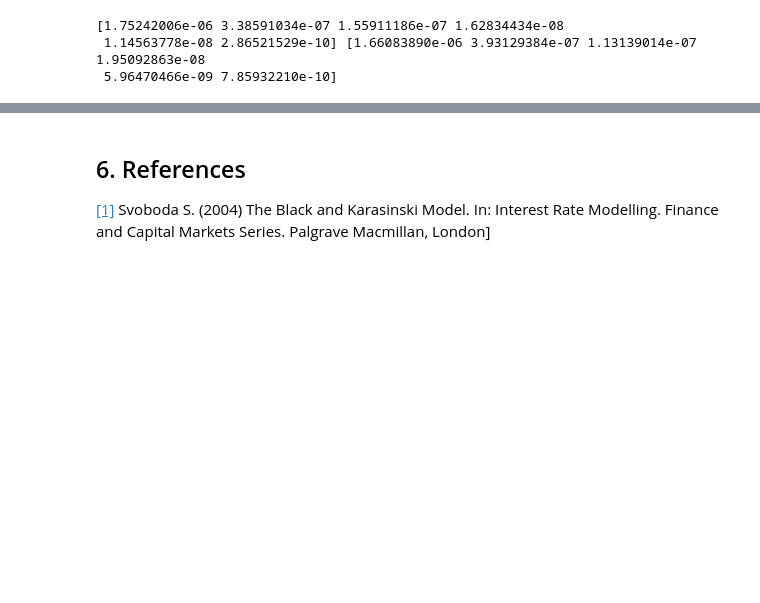
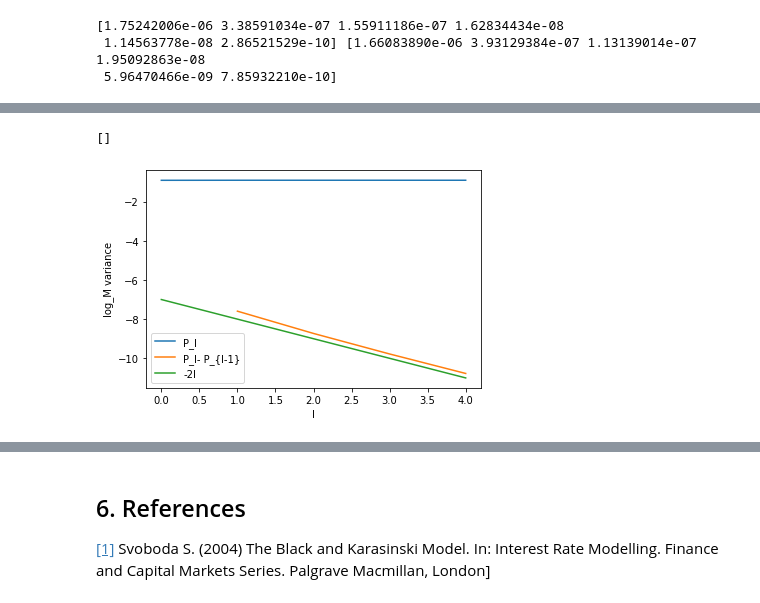
Before and after one commit to XueGong-git/Efficient-Approximation-of-Pricing-Functions, a Jupyter notebook: MLMC.ipynb, the cells around one changed output, grey strips where cells are left out. Saved outputs shown, nothing was run; the diff lists cells and outputs as text; code cells hidden in the pictures; blank space fills up the shorter version.

```diff
--- a/MLMC.ipynb
+++ b/MLMC.ipynb
@@ -375,7 +375,7 @@ seed(1)
 
 
 # initialize variables alpha, sigma, T
-s0=1
+
 mu=  0.05
 sigma = 0.005
 M = 2
@@ -387,6 +387,7 @@ L = 6 #max number of l on the plot
 Larray = np.arange(L)
 Esh = np.zeros(L+1)
 Vsh = np.zeros(L+1)
+Vl = np.zeros(L+1)
 Es = np.zeros(L+1)
 Vs = np.zeros(L+1)
 EdeltaS = np.zeros(L+1)
@@ -421,14 +422,14 @@ for l in (L-np.arange(L+1)):
 
     shArray[l,:] = sh
     #calculate mean and variance of sh
-    EdeltaS[l] = np.mean(abs(sT-sh))
+    EdeltaS[l] = np.mean(sT-sh)
     Vsh[l] = np.var(sh)
-
     #calculate mean of s - s/2
-    EdeltaSh[l] = np.mean(abs(shArray[min(l+1,L),:]-sh))
+    EdeltaSh[l] = np.mean(shArray[min(l+1,L),:]-sh)
+    Vl[l] = np.var(shArray[min(l+1,L),:]-sh)
 
 
-    if l>1:
+    if (l>1):
         #reshape the brownian motion to prepare for the next step
         randArrayReshape = np.reshape(randArray, (2,(M**(l-1)),N), order='F')
         randArray = np.sum(randArrayReshape, axis=0)
@@ -485,0 +693,31 @@ print(Nl)
+# %%
+
+
+#plot 1 logM variance#
+M=4
+maxl = 5
+L = np.arange(maxl)
+N=20000
+del1 = np.zeros(maxl)
+del2 = np.zeros(maxl)
+var1 = np.zeros(maxl)
+var2 = np.zeros(maxl)
+
+for l in L:
+    sums = mlmc_l(M,l,N)
+    del1[l] =  sums[2]/N
+    del2[l] = sums[0]/N
+    var1[l] = sums[3]/N-(sums[2]/N)**2
+    var2[l] = sums[1]/N-(sums[0]/N)**2
+
+
+line1 = plt.plot(L,np.log(var1)/np.log(M), label = 'P_l')
+line2 = plt.plot(L[1:],np.log(var2[1:])/np.log(M), label = 'P_l- P_{l-1}')
+line3 = plt.plot(L,-L-7, label = '-2l')
+plt.xlabel('l')
+plt.ylabel('log_M variance'); #title(stitle)
+plt.legend()
+plt.plot()
+# %% [output]
+[]
+[figure, added]
```
Also changed, not shown: parts of 13 cells of this notebook.
